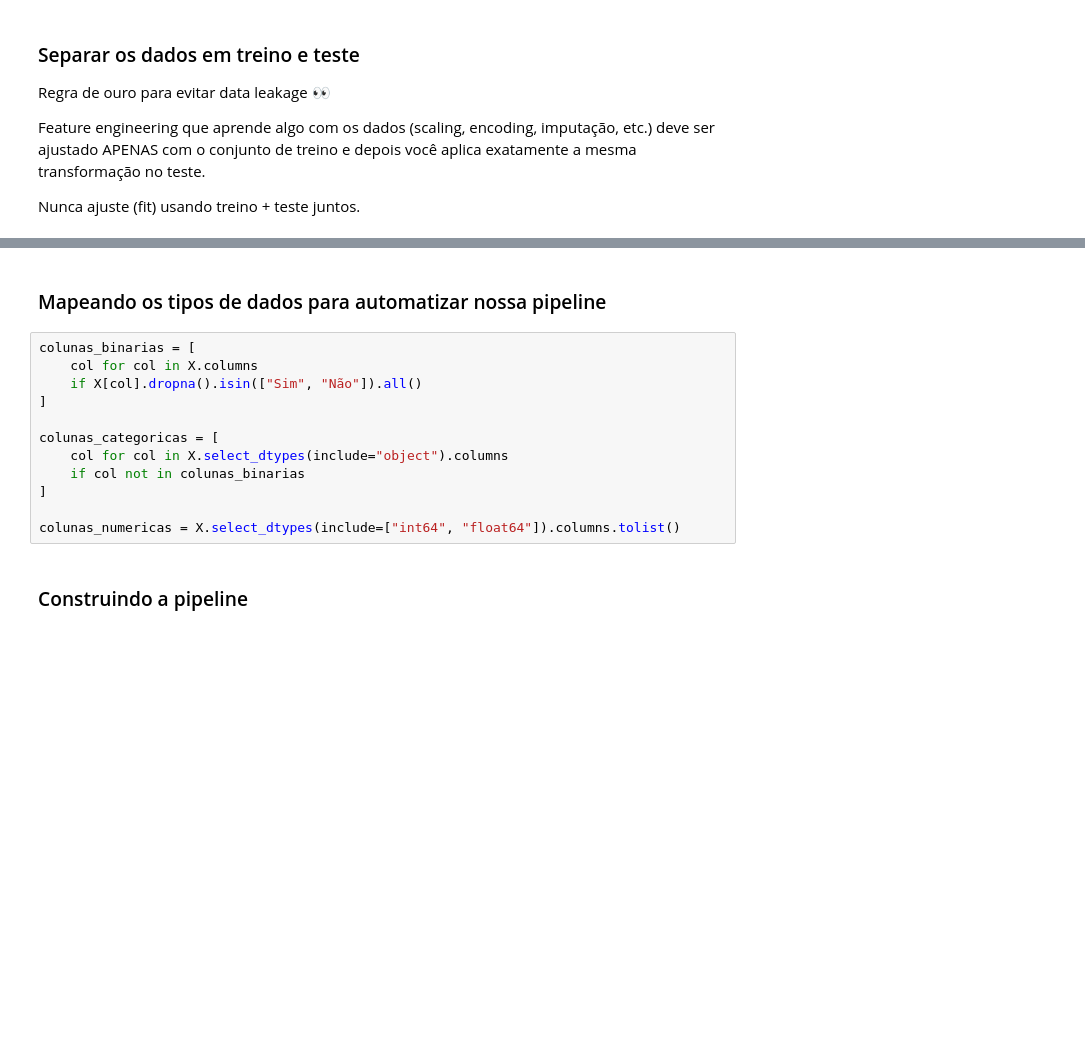
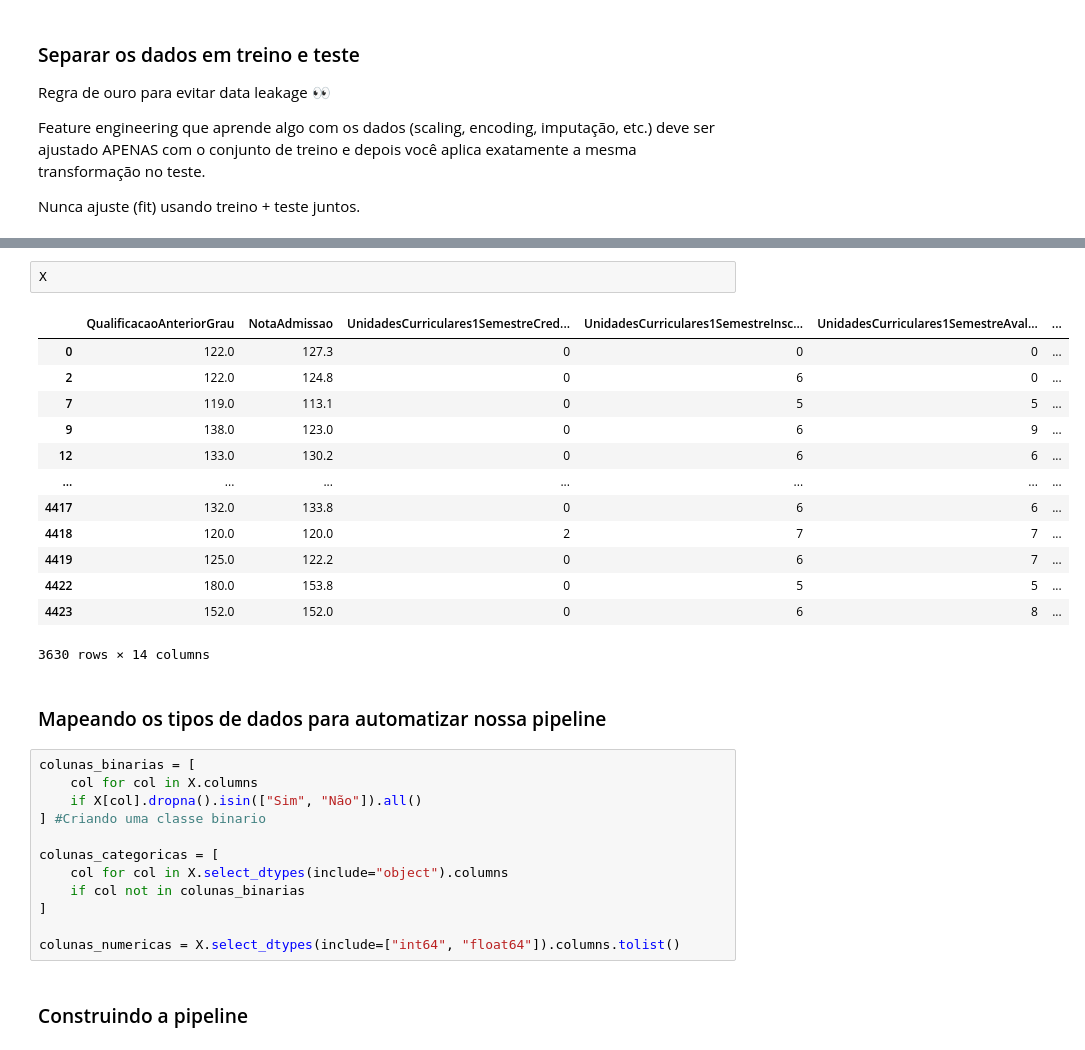
Before and after one commit to LudmilaRocha/Arquitetura_de_Pipelines_para_Previs-o_de_Churn, a Jupyter notebook: Arquitetura_de_Pipelines_para_Previsão_de_Churn.ipynb, the cells around one changed output, grey strips where cells are left out. Saved outputs shown, nothing was run; the diff lists cells and outputs as text; blank space fills up the shorter version.

```diff
--- a/Arquitetura_de_Pipelines_para_Previsão_de_Churn.ipynb
+++ b/Arquitetura_de_Pipelines_para_Previsão_de_Churn.ipynb
@@ -269,10 +286,26 @@ y = df_concatenado["Target"]
+# %%
+X
+# %% [output]
+|  | QualificacaoAnteriorGrau | NotaAdmissao | UnidadesCurriculares1SemestreCred... | UnidadesCurriculares1SemestreInsc... | UnidadesCurriculares1SemestreAval... | ... |
+| 0 | 122.0 | 127.3 | 0 | 0 | 0 | ... |
+| 2 | 122.0 | 124.8 | 0 | 6 | 0 | ... |
+| 7 | 119.0 | 113.1 | 0 | 5 | 5 | ... |
+| 9 | 138.0 | 123.0 | 0 | 6 | 9 | ... |
+| 12 | 133.0 | 130.2 | 0 | 6 | 6 | ... |
+| ... | ... | ... | ... | ... | ... | ... |
+| 4417 | 132.0 | 133.8 | 0 | 6 | 6 | ... |
+| 4418 | 120.0 | 120.0 | 2 | 7 | 7 | ... |
+| 4419 | 125.0 | 122.2 | 0 | 6 | 7 | ... |
+| 4422 | 180.0 | 153.8 | 0 | 5 | 5 | ... |
+| 4423 | 152.0 | 152.0 | 0 | 6 | 8 | ... |
+3630 rows × 14 columns
 # %% [markdown]
 ### Mapeando os tipos de dados para automatizar nossa pipeline
 # %%
 colunas_binarias = [
     col for col in X.columns
     if X[col].dropna().isin(["Sim", "Não"]).all()
-]
+] #Criando uma classe binario
 
 colunas_categoricas = [
     col for col in X.select_dtypes(include="object").columns
```
Also changed, not shown: parts of 18 cells of this notebook.
